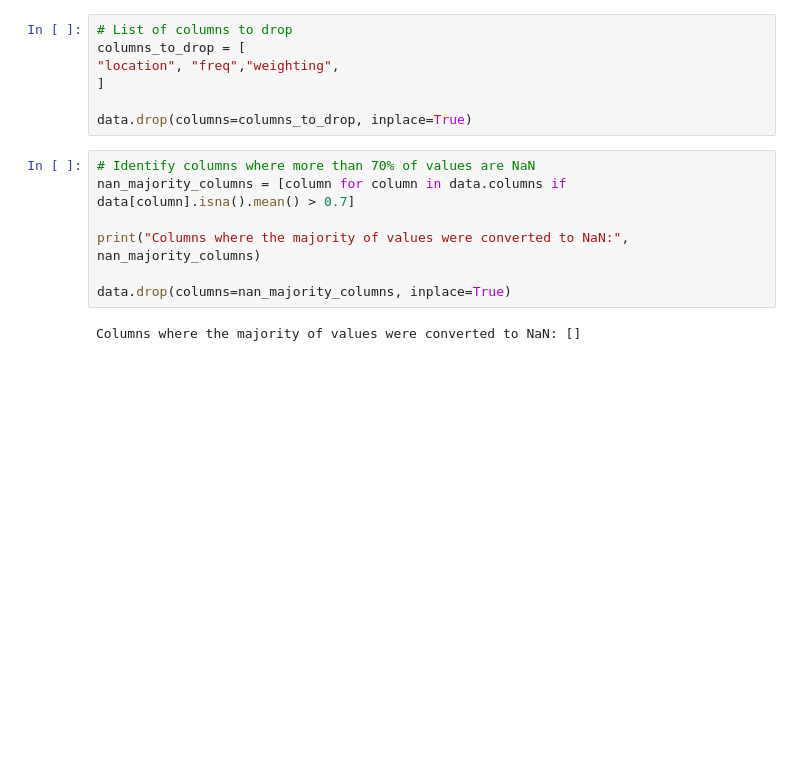
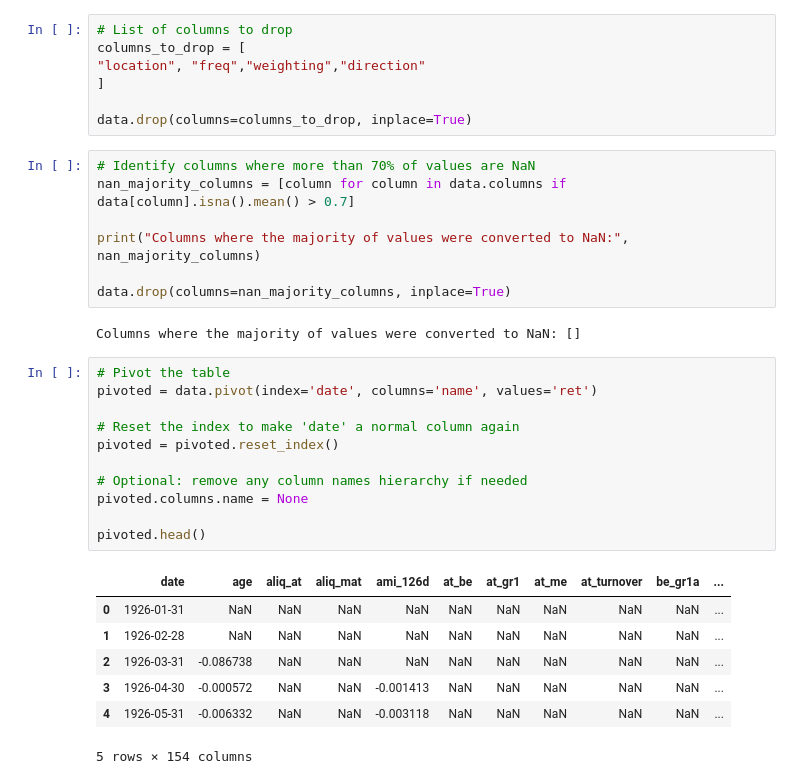
Before and after one commit to PiotrKley259/ML_FIN, a Jupyter notebook: data_prep_JKP.ipynb, the cells around one changed output. Cells and saved outputs as stored; diff of their text form; blank space fills up the shorter version.

```diff
--- a/data_prep_JKP.ipynb
+++ b/data_prep_JKP.ipynb
@@ -31,7 +31,7 @@ String columns: ['location', 'name', 'freq', 'weighting', 'date']
 # %%
 # List of columns to drop
 columns_to_drop = [
-"location", "freq","weighting",
+"location", "freq","weighting","direction"
 ]
 
 data.drop(columns=columns_to_drop, inplace=True)
@@ -44,3 +44,22 @@ print("Columns where the majority of values were converted to NaN:", nan_majorit
 data.drop(columns=nan_majority_columns, inplace=True)
 # %% [output]
 Columns where the majority of values were converted to NaN: []
+# %%
+# Pivot the table
+pivoted = data.pivot(index='date', columns='name', values='ret')
+
+# Reset the index to make 'date' a normal column again
+pivoted = pivoted.reset_index()
+
+# Optional: remove any column names hierarchy if needed
+pivoted.columns.name = None
+
+pivoted.head()
+# %% [output]
+|  | date | age | aliq_at | aliq_mat | ami_126d | at_be | at_gr1 | at_me | at_turnover | be_gr1a | ... |
+| 0 | 1926-01-31 | NaN | NaN | NaN | NaN | NaN | NaN | NaN | NaN | NaN | ... |
+| 1 | 1926-02-28 | NaN | NaN | NaN | NaN | NaN | NaN | NaN | NaN | NaN | ... |
+| 2 | 1926-03-31 | -0.086738 | NaN | NaN | NaN | NaN | NaN | NaN | NaN | NaN | ... |
+| 3 | 1926-04-30 | -0.000572 | NaN | NaN | -0.001413 | NaN | NaN | NaN | NaN | NaN | ... |
+| 4 | 1926-05-31 | -0.006332 | NaN | NaN | -0.003118 | NaN | NaN | NaN | NaN | NaN | ... |
+5 rows × 154 columns
```
Also changed, not shown: parts of 5 cells of this notebook.
